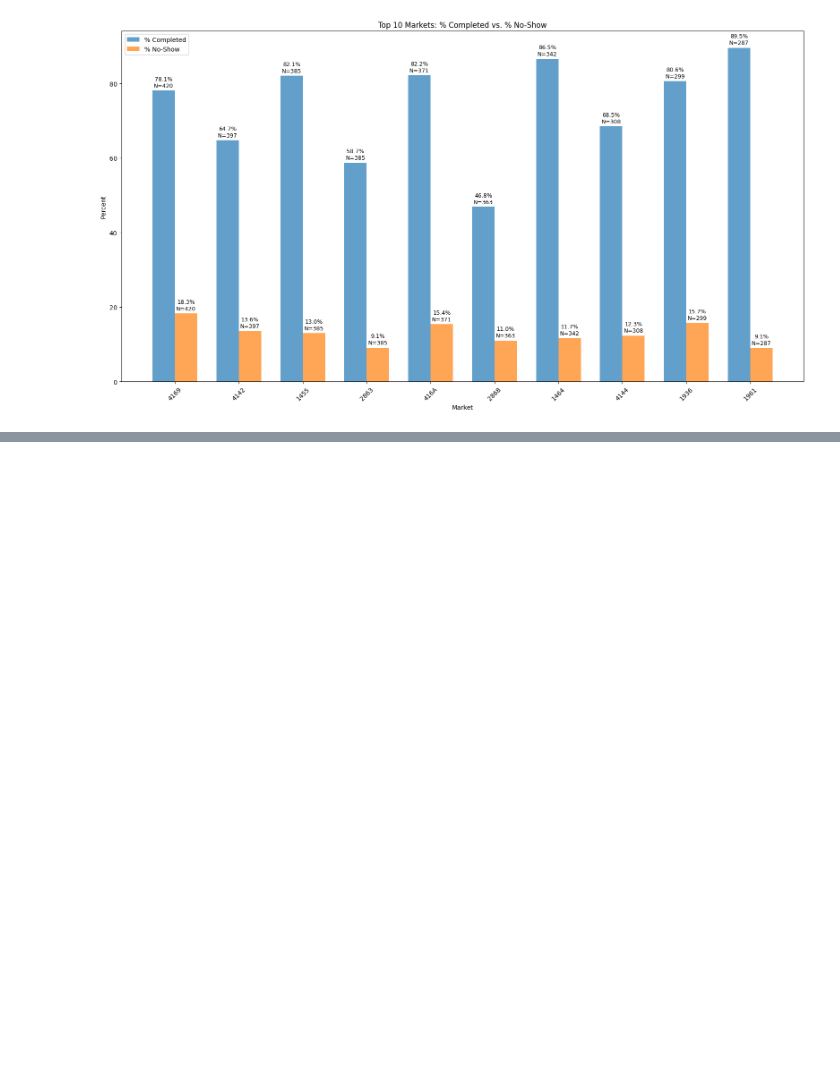
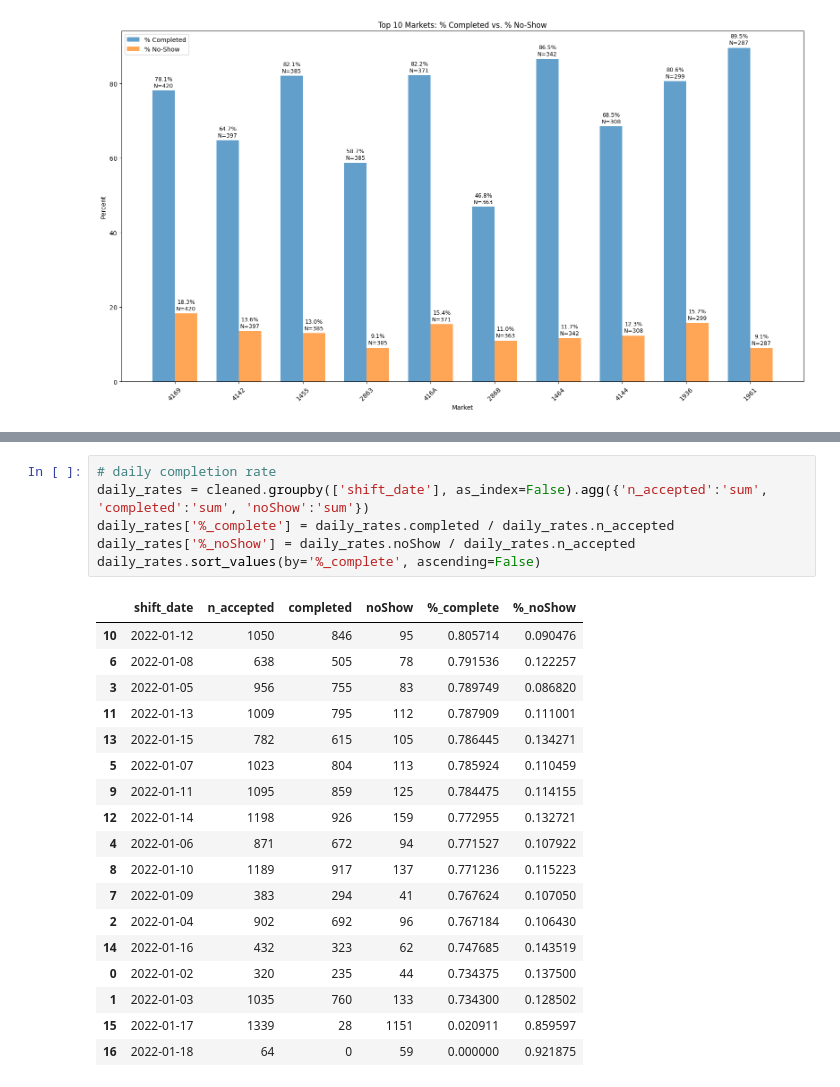
Before and after one commit to ChrisAdan/shiftstats, a Jupyter notebook: notebooks/shift_analysis.ipynb, the cells around one changed output, grey strips where cells are left out. Drawn from its saved outputs; the diff is of its cells as text; blank space fills up the shorter version.

```diff
--- a/notebooks/shift_analysis.ipynb
+++ b/notebooks/shift_analysis.ipynb
@@ -413,0 +466,25 @@ clean.to_sql('metrics_daily', engine, if_exists='replace', index=False)
+# %%
+# daily completion rate
+daily_rates = cleaned.groupby(['shift_date'], as_index=False).agg({'n_accepted':'sum', 'completed':'sum', 'noShow':'sum'})
+daily_rates['%_complete'] = daily_rates.completed / daily_rates.n_accepted
+daily_rates['%_noShow'] = daily_rates.noShow / daily_rates.n_accepted
+daily_rates.sort_values(by='%_complete', ascending=False)
+# %% [output]
+|  | shift_date | n_accepted | completed | noShow | %_complete | %_noShow |
+| 10 | 2022-01-12 | 1050 | 846 | 95 | 0.805714 | 0.090476 |
+| 6 | 2022-01-08 | 638 | 505 | 78 | 0.791536 | 0.122257 |
+| 3 | 2022-01-05 | 956 | 755 | 83 | 0.789749 | 0.086820 |
+| 11 | 2022-01-13 | 1009 | 795 | 112 | 0.787909 | 0.111001 |
+| 13 | 2022-01-15 | 782 | 615 | 105 | 0.786445 | 0.134271 |
+| 5 | 2022-01-07 | 1023 | 804 | 113 | 0.785924 | 0.110459 |
+| 9 | 2022-01-11 | 1095 | 859 | 125 | 0.784475 | 0.114155 |
+| 12 | 2022-01-14 | 1198 | 926 | 159 | 0.772955 | 0.132721 |
+| 4 | 2022-01-06 | 871 | 672 | 94 | 0.771527 | 0.107922 |
+| 8 | 2022-01-10 | 1189 | 917 | 137 | 0.771236 | 0.115223 |
+| 7 | 2022-01-09 | 383 | 294 | 41 | 0.767624 | 0.107050 |
+| 2 | 2022-01-04 | 902 | 692 | 96 | 0.767184 | 0.106430 |
+| 14 | 2022-01-16 | 432 | 323 | 62 | 0.747685 | 0.143519 |
+| 0 | 2022-01-02 | 320 | 235 | 44 | 0.734375 | 0.137500 |
+| 1 | 2022-01-03 | 1035 | 760 | 133 | 0.734300 | 0.128502 |
+| 15 | 2022-01-17 | 1339 | 28 | 1151 | 0.020911 | 0.859597 |
+| 16 | 2022-01-18 | 64 | 0 | 59 | 0.000000 | 0.921875 |
```
Also changed, not shown: parts of 5 cells of this notebook.
